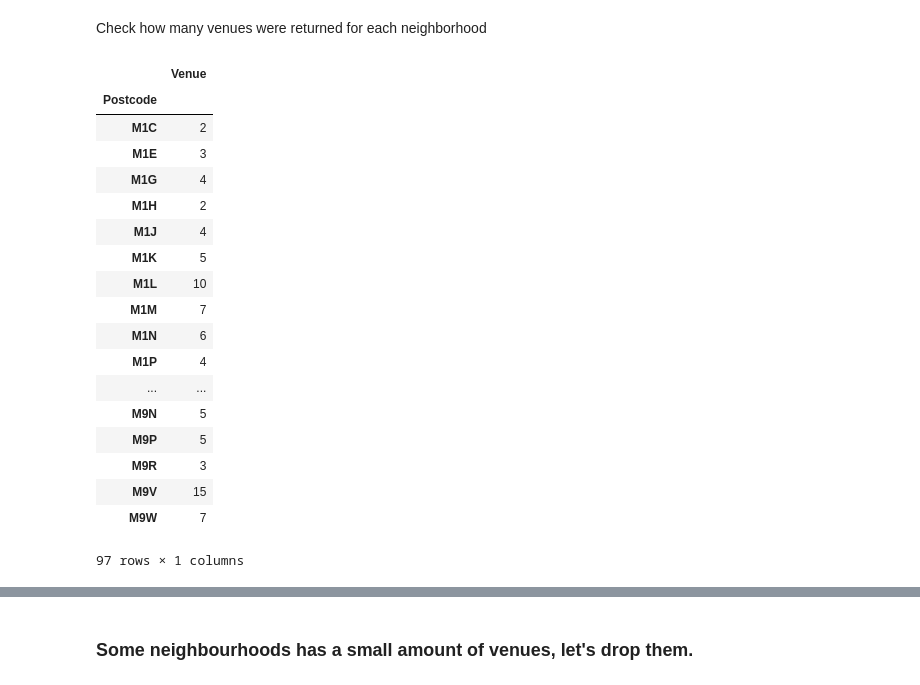
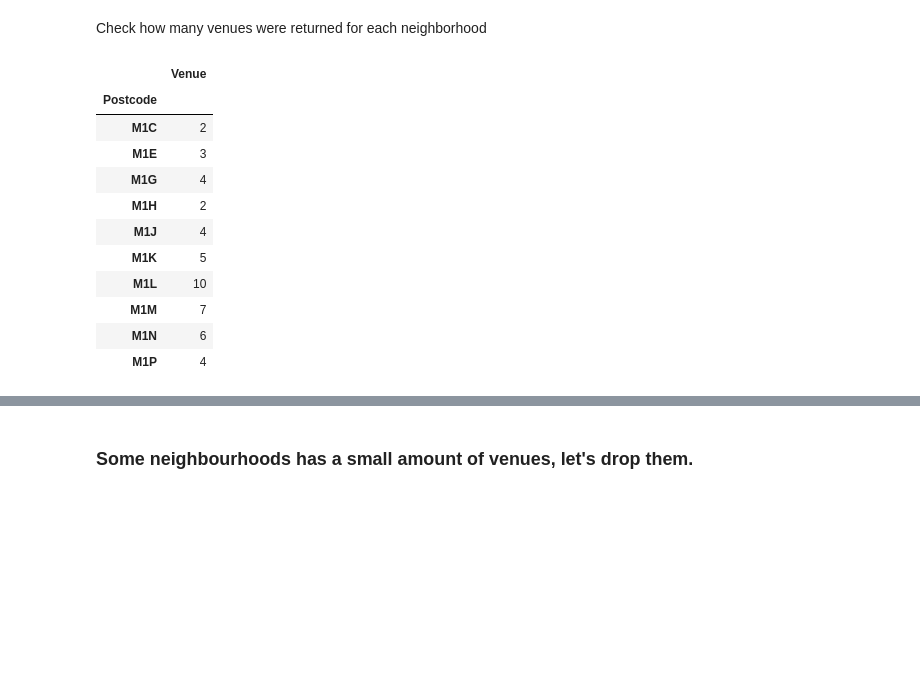
Before and after one commit to rangerQ/Coursera_capstone, a Jupyter notebook: notebooks/Toronto.ipynb, the cells around one changed output, grey strips where cells are left out. Saved outputs shown, nothing was run; the diff lists cells and outputs as text; code cells hidden in the pictures; blank space fills up the shorter version.

```diff
--- a/notebooks/Toronto.ipynb
+++ b/notebooks/Toronto.ipynb
@@ -306,25 +288,18 @@ M1B...M1C...M1E...M1G...M1H...M1J...M1K...M1L...M1M...M1N...M1P...M1R...M1S...M1
 # %% [markdown]
 Check how many venues were returned for each neighborhood
 # %%
-Toronto_venues[['Postcode','Venue']].groupby('Postcode').count()
+Toronto_venues[['Postcode','Venue']].groupby('Postcode').count().head(10)
 # %% [output]
 |  | Venue |
 | Postcode |  |
 | M1C | 2 |
 | M1E | 3 |
 | M1G | 4 |
 | M1H | 2 |
 | M1J | 4 |
 | M1K | 5 |
 | M1L | 10 |
 | M1M | 7 |
 | M1N | 6 |
 | M1P | 4 |
-| ... | ... |
-| M9N | 5 |
-| M9P | 5 |
-| M9R | 3 |
-| M9V | 15 |
-| M9W | 7 |
-97 rows × 1 columns
 # %%
```
Also changed, not shown: parts of 5 cells of this notebook.
